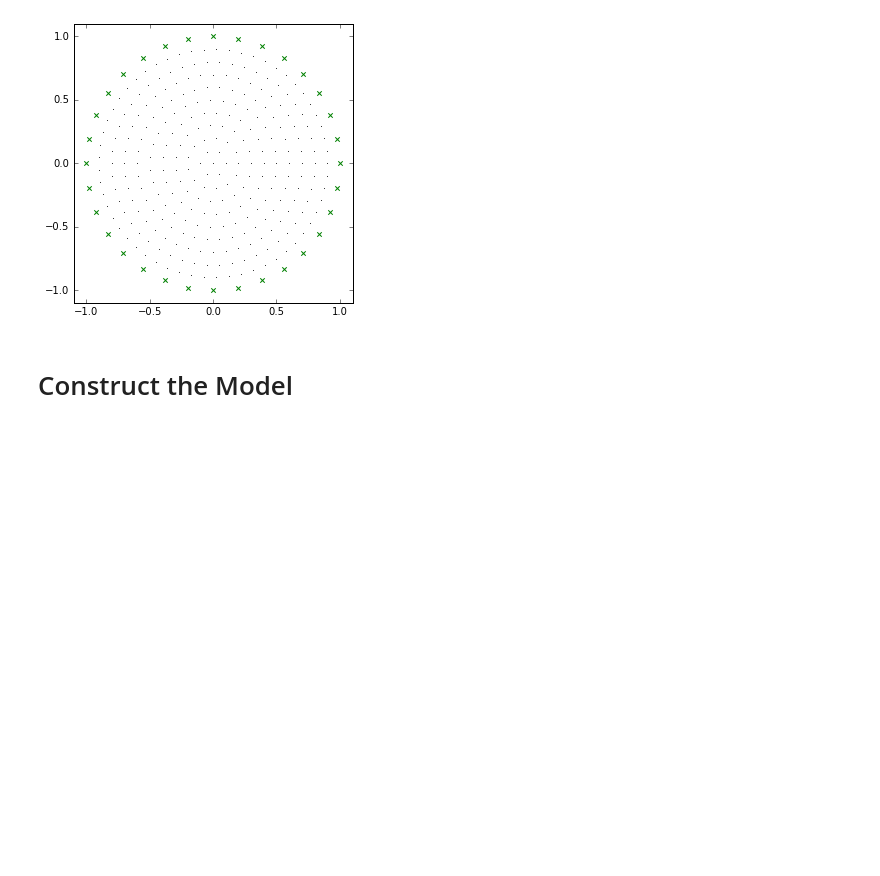
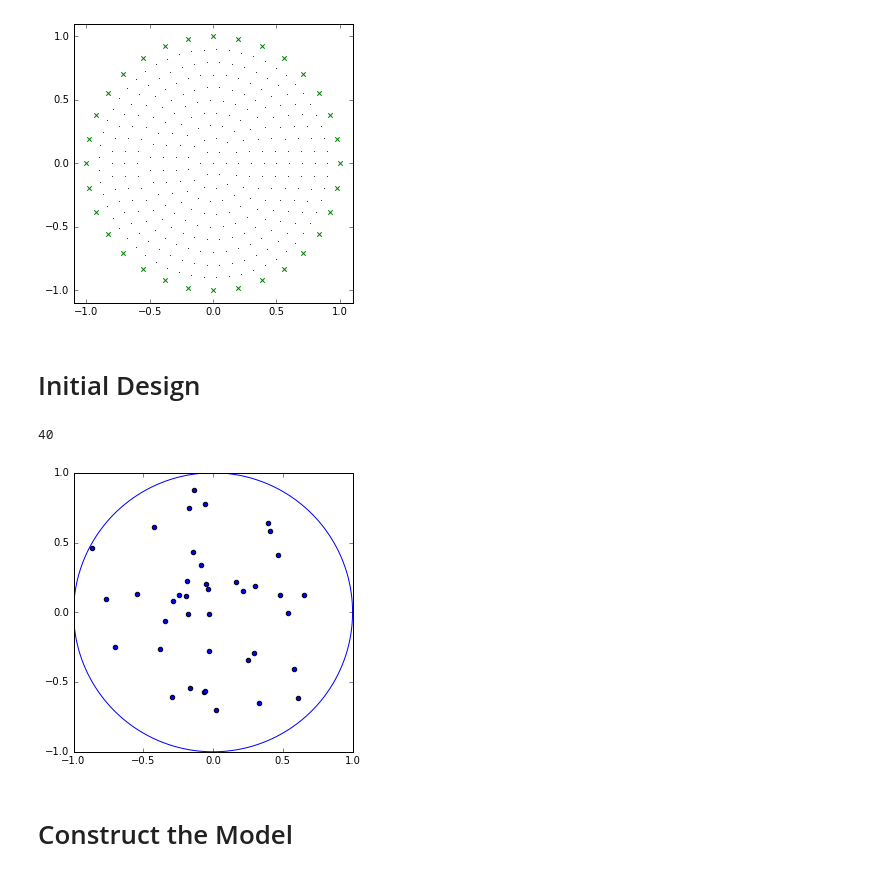
Before and after one commit to jcockayne/bayesian_pdes, a Jupyter notebook: notebooks/EIT.ipynb, the cells around one changed output. Drawn from its saved outputs; the diff is of its cells as text; code cells hidden in the pictures; blank space fills up the shorter version.

```diff
--- a/notebooks/EIT.ipynb
+++ b/notebooks/EIT.ipynb
@@ -88 +69,15 @@ def polar_to_euclid(points):
+# %%
+def cart2pol(points):
+    x = points[:,0]
+    y = points[:,1]
+    rho = np.sqrt(x**2 + y**2)
+    phi = np.arctan2(y, x)
+    return np.column_stack([rho, phi])
+
+def pol2cart(points):
+    rho = points[:,0]
+    phi = points[:,1]
+    x = rho * np.cos(phi)
+    y = rho * np.sin(phi)
+    return np.column_stack([x, y])
 # %% [markdown]
@@ -127,6 +123,25 @@ n_field = len(field_pts)
 
 def vec_to_kappas(vec):
     return vec[:n_field, None], vec[n_field:2*n_field, None], vec[2*n_field:, None]
+# %% [markdown]
+# Initial Design
+# %%
+n_pts = 40
+design_radii = np.random.uniform(0,1,n_pts)
+design_theta = np.random.uniform(-np.pi, np.pi, n_pts)
+initial_design = pol2cart(np.column_stack([design_radii, design_theta]))
+# %%
+plt.figure(figsize=(5,5))
+plt.scatter(initial_design[:,0], initial_design[:,1])
+circ_r = np.ones(1000)
+circ_theta = np.linspace(-np.pi, np.pi, 1000)
+circ_cart = pol2cart(np.column_stack([circ_r, circ_theta]))
+plt.plot(circ_cart[:,0], circ_cart[:,1])
+plt.xlim([-1,1]); plt.ylim([-1,1]);
+print(len(initial_design))
+# %% [output]
+40
+[figure, added]
 # %% [markdown]
 # Construct the Model
 # %%
```
Also changed, not shown: parts of 27 cells of this notebook, 3 other files.
